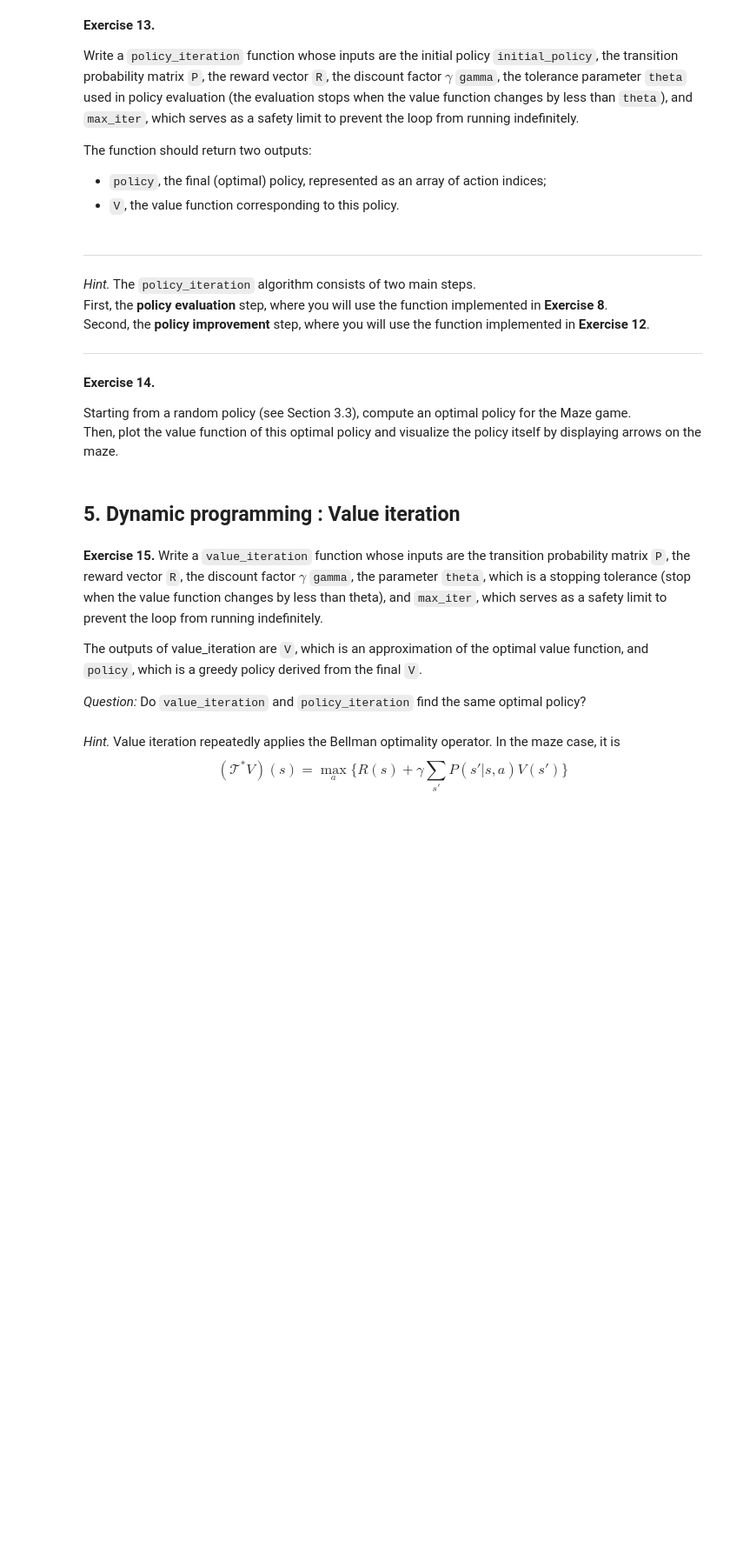
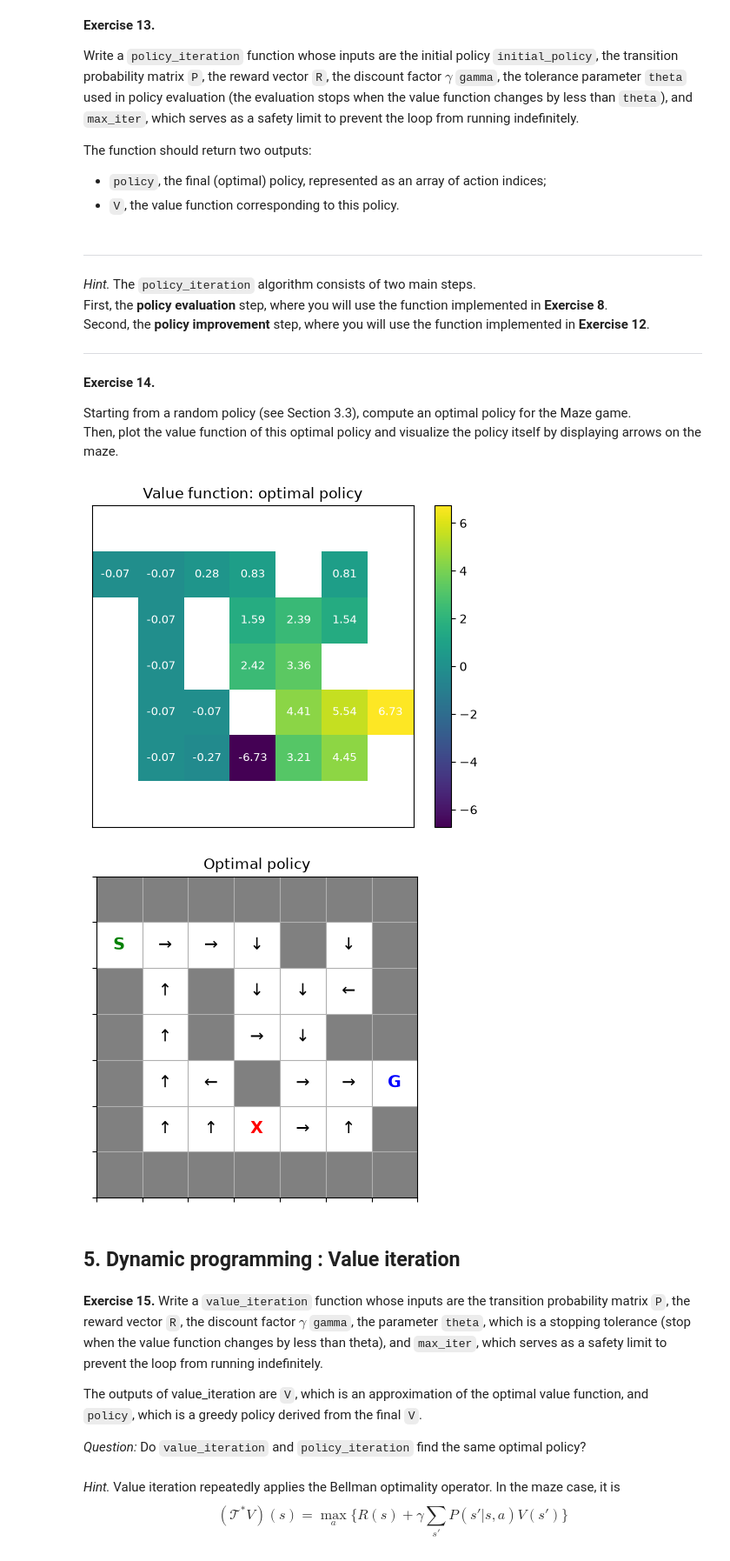
Before and after one commit to AntoninDurousseau/Studies, a Jupyter notebook: M2/Reinforcement_learning/lab3/Lab 3 [student version] - Solving Maze Game with Dynamic Programming.ipynb, the cells around one changed output. Shown at 87% size. Cells and saved outputs as stored; diff of their text form; code cells hidden in the pictures; blank space fills up the shorter version.

```diff
--- a/M2/Reinforcement_learning/lab3/Lab 3 [student version] - Solving Maze Game with Dynamic Programming.ipynb
+++ b/M2/Reinforcement_learning/lab3/Lab 3 [student version] - Solving Maze Game with Dynamic Programming.ipynb
@@ -904,7 +785,7 @@ def policy_improvement(V, P, R, gamma):
     for s in range(n_states): # We decide the best action separately for each state.
         # For terminal states, action choice is irrelevant; keep 0
         if is_terminal(s):
-            # TO DO
+            policy[s] = 0
             continue
 
         Q_values = np.zeros(n_actions) # This will store one score per action.
@@ -916,13 +797,14 @@ def policy_improvement(V, P, R, gamma):
             #       Q(s,a) = R[s] + gamma * sum_{s'} P(s' | s, a) * V[s']
             #
             #   - In code, the sum over s' can be written using np.dot.
+            Q_values[a] = R[s] + gamma * np.dot(P[a, s, :], V)
 
-        # TODO : Greedy action selection
+        # TO DO : Greedy action selection
         # Hint:
         #   - Choose the action with the largest Q(s, a).
         #   - np.argmax returns the index of the maximum entry.
         #
-        policy[s] =  # TODO
+        policy[s] = np.argmax(Q_values)
 
     return policy
 # %% [markdown]
@@ -970,27 +852,27 @@ def policy_iteration(initial_policy, P, R, gamma, theta=1e-6, max_iter=1000):
 
     for it in range(max_iter):
         # --------------------------------------------------
-        # TODO 1: Policy Evaluation
+        # TO DO 1: Policy Evaluation
         # --------------------------------------------------
         # Compute the value function V^pi for the current policy.
         #
         # Hint:
         #   - Use the policy_evaluation function implemented earlier.
         #
-        V =  # TODO
+        V =  policy_evaluation(policy, P, R, gamma, theta, it)
 
         # --------------------------------------------------
-        # TODO 2: Policy Improvement
+        # TO DO 2: Policy Improvement
         # --------------------------------------------------
         # Improve the policy by acting greedily with respect to V.
         #
         # Hint:
         #   - Use the policy_improvement function implemented earlier.
         #
-        new_policy =  # TODO
+        new_policy =  policy_improvement(V, P, R, gamma)
 
         # --------------------------------------------------
-        # TODO 3: Convergence Check
+        # TO DO 3: Convergence Check
         # --------------------------------------------------
         # Check whether the policy has stopped changing.
         #
@@ -998,14 +880,14 @@ def policy_iteration(initial_policy, P, R, gamma, theta=1e-6, max_iter=1000):
         #   - If the improved policy is identical to the current one,
         #     the algorithm has converged to an optimal policy.
         #
-        if # TO DO
+        if np.linnorm(new_policy - policy) <= theta:
              break
         # --------------------------------------------------
-        # TODO 4: Policy Update
+        # TO DO 4: Policy Update
         # --------------------------------------------------
         # If not converged, update the policy and continue.
         #
-        policy = # TODO
+        policy = new_policy
 
     # Return the final policy and its value function
     return policy, V
@@ -1015,8 +897,14 @@ def policy_iteration(initial_policy, P, R, gamma, theta=1e-6, max_iter=1000):
 Starting from a random policy (see Section 3.3), compute an optimal policy for the Maze game.
 Then, plot the value function of this optimal policy and visualize the policy itself by displaying arrows on the maze.
 # %%
-
-# TO DO
+random_policy = rng.integers(low=0, high=len(ACTIONS), size=n_states)
+optimal_policy, optimal_value_function = policy_iteration(random_policy, P, R, gamma)
+# %%
+plot_values(optimal_value_function, title="Value function: optimal policy")
+plot_policy(optimal_policy, title="Optimal policy")
+# %% [output]
+[figure, added]
+[figure, added]
 # %% [markdown]
 ## 5. Dynamic programming : Value iteration
 # %% [markdown]
```
Also changed, not shown: parts of 17 cells of this notebook, 1 other file.
